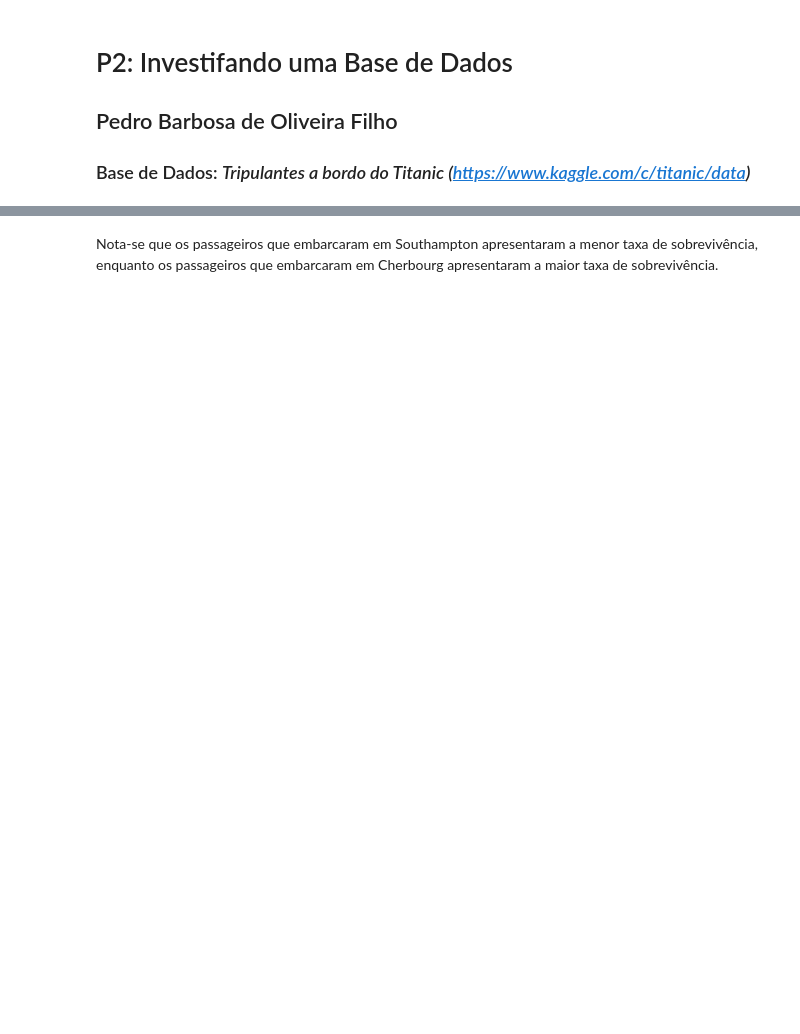
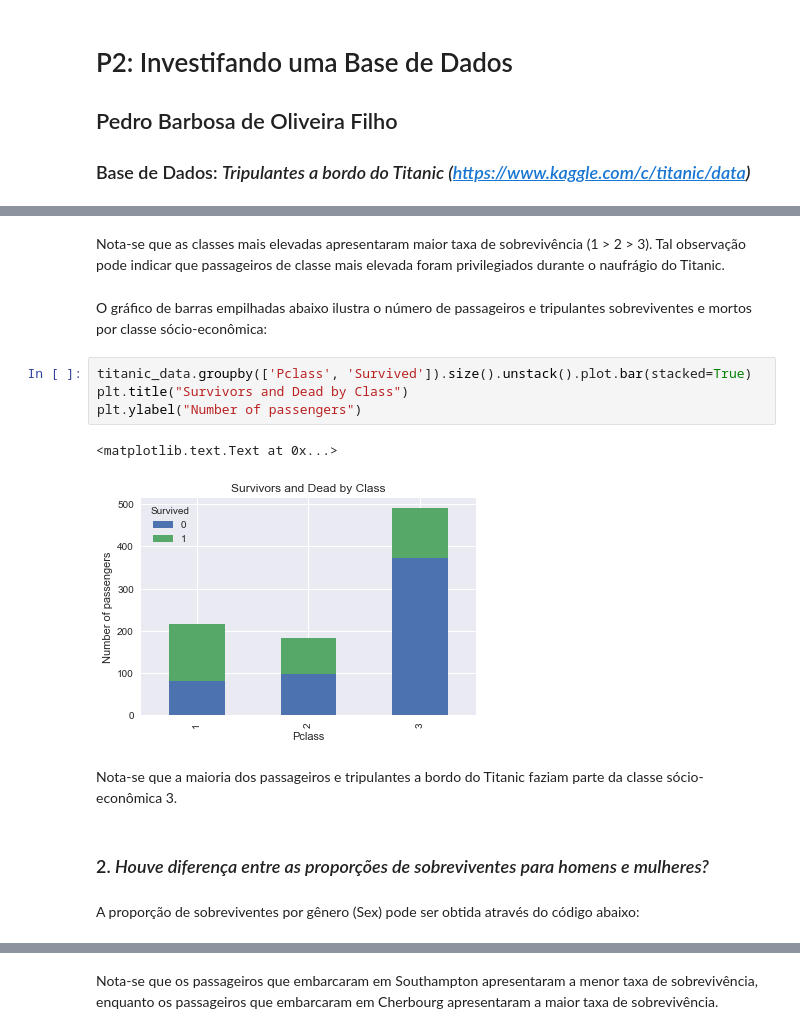
Before and after one commit to pboliveirafilho/Udacity, a Jupyter notebook: P2_Investigando_uma_Base_de_Dados.ipynb, the cells around one changed output, grey strips where cells are left out. Drawn from its saved outputs; the diff is of its cells as text; blank space fills up the shorter version.

```diff
--- a/P2_Investigando_uma_Base_de_Dados.ipynb
+++ b/P2_Investigando_uma_Base_de_Dados.ipynb
@@ -440,0 +219,17 @@ port_surv_rate_df
+# %% [markdown]
+Nota-se que as classes mais elevadas apresentaram maior taxa de sobrevivência (1 > 2 > 3). Tal observação pode indicar que passageiros de classe mais elevada foram privilegiados durante o naufrágio do Titanic.
+# %% [markdown]
+O gráfico de barras empilhadas abaixo ilustra o número de passageiros e tripulantes sobreviventes e mortos por classe sócio-econômica:
+# %%
+titanic_data.groupby(['Pclass', 'Survived']).size().unstack().plot.bar(stacked=True)
+plt.title("Survivors and Dead by Class")
+plt.ylabel("Number of passengers")
+# %% [output]
+<matplotlib.text.Text at 0x...>
+[figure, added]
+# %% [markdown]
+Nota-se que a maioria dos passageiros e tripulantes  a bordo do Titanic faziam parte da classe sócio-econômica 3.
+# %% [markdown]
+### 2. *Houve diferença entre as proporções de sobreviventes para homens e mulheres?*
+# %% [markdown]
+A proporção de sobreviventes por gênero (Sex) pode ser obtida através do código abaixo:
```
Also changed, not shown: parts of 190 cells of this notebook, 1 other file.
